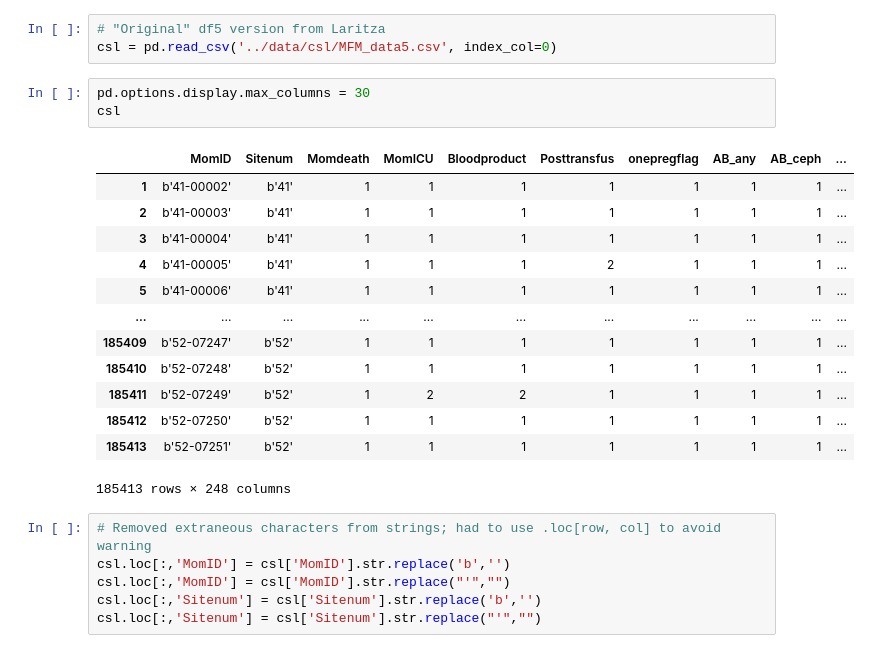
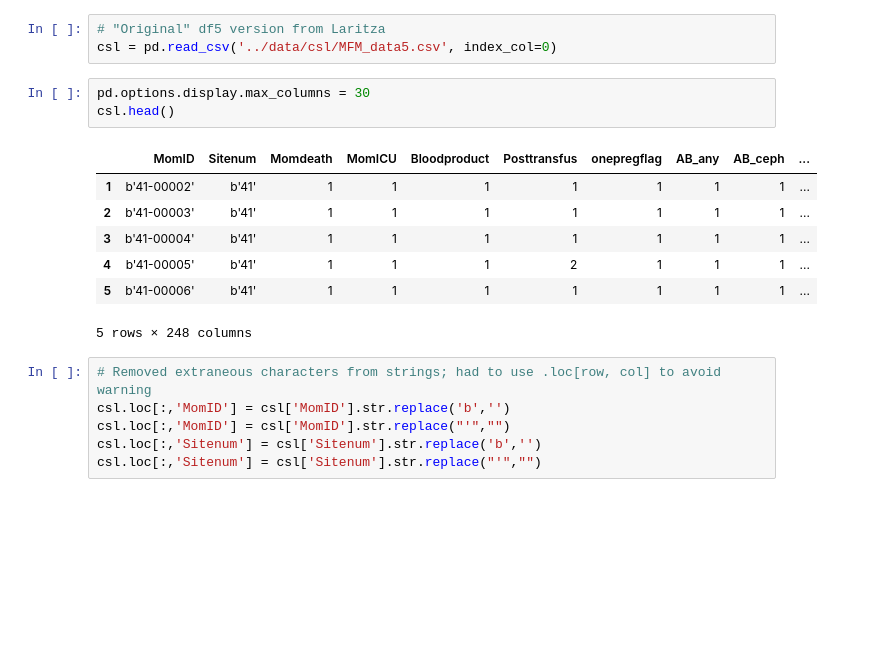
Before and after one commit to lhncbc/MFM_bopf, a Jupyter notebook: src/CSL_d5_2020-07.ipynb, the cells around one changed output. Drawn from its saved outputs; the diff is of its cells as text; blank space fills up the shorter version.

```diff
--- a/src/CSL_d5_2020-07.ipynb
+++ b/src/CSL_d5_2020-07.ipynb
@@ -13,21 +13,15 @@ print(pd.__version__) # Must be 0.24.1 for IntegerArray (no longer used)
 csl = pd.read_csv('../data/csl/MFM_data5.csv', index_col=0)
 # %%
 pd.options.display.max_columns = 30
-csl
+csl.head()
 # %% [output]
 |  | MomID | Sitenum | Momdeath | MomICU | Bloodproduct | Posttransfus | onepregflag | AB_any | AB_ceph | ... |
 | 1 | b'41-00002' | b'41' | 1 | 1 | 1 | 1 | 1 | 1 | 1 | ... |
 | 2 | b'41-00003' | b'41' | 1 | 1 | 1 | 1 | 1 | 1 | 1 | ... |
 | 3 | b'41-00004' | b'41' | 1 | 1 | 1 | 1 | 1 | 1 | 1 | ... |
 | 4 | b'41-00005' | b'41' | 1 | 1 | 1 | 2 | 1 | 1 | 1 | ... |
 | 5 | b'41-00006' | b'41' | 1 | 1 | 1 | 1 | 1 | 1 | 1 | ... |
-| ... | ... | ... | ... | ... | ... | ... | ... | ... | ... | ... |
-| 185409 | b'52-07247' | b'52' | 1 | 1 | 1 | 1 | 1 | 1 | 1 | ... |
-| 185410 | b'52-07248' | b'52' | 1 | 1 | 1 | 1 | 1 | 1 | 1 | ... |
-| 185411 | b'52-07249' | b'52' | 1 | 2 | 2 | 1 | 1 | 1 | 1 | ... |
-| 185412 | b'52-07250' | b'52' | 1 | 1 | 1 | 1 | 1 | 1 | 1 | ... |
-| 185413 | b'52-07251' | b'52' | 1 | 1 | 1 | 1 | 1 | 1 | 1 | ... |
-185413 rows × 248 columns
+5 rows × 248 columns
 # %%
 # Removed extraneous characters from strings; had to use .loc[row, col] to avoid warning
 csl.loc[:,'MomID'] = csl['MomID'].str.replace('b','')
```
Also changed, not shown: parts of 2 cells of this notebook.
